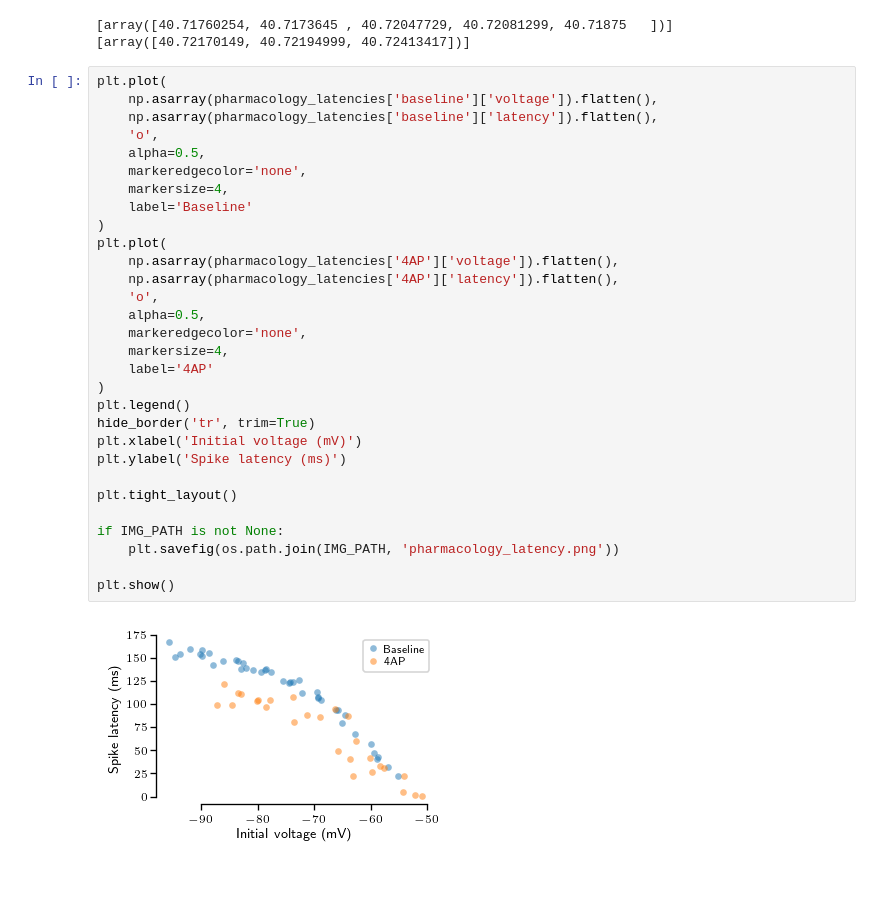
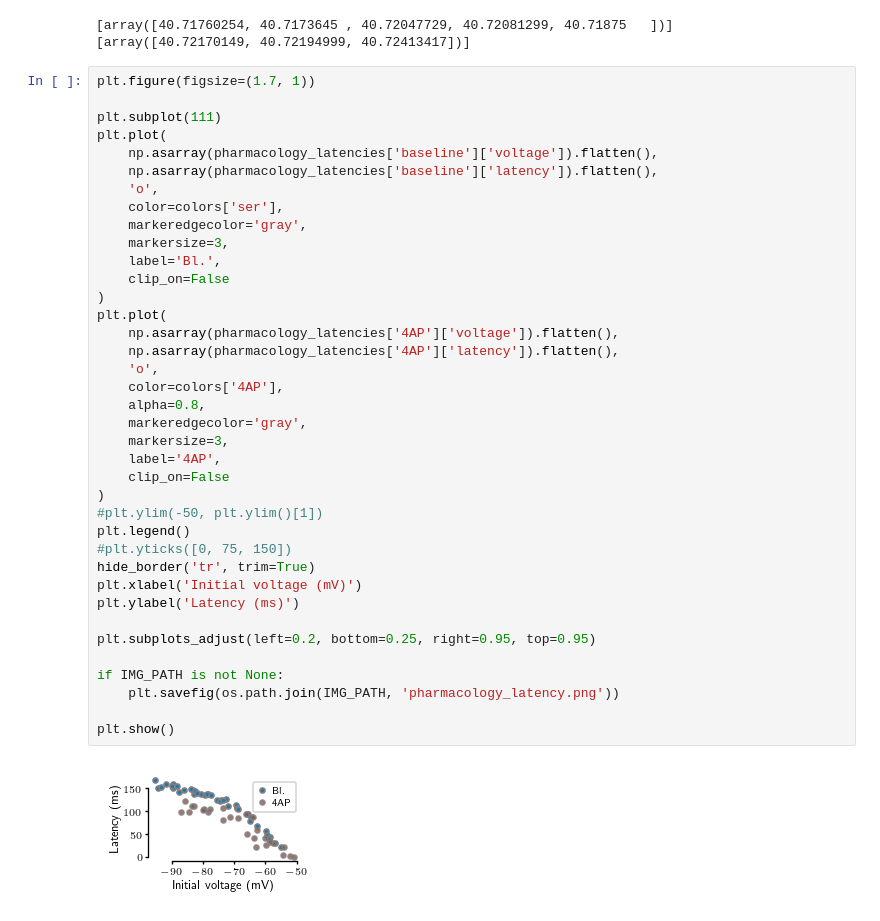
Before and after one commit to nauralcodinglab/raphegif, a Jupyter notebook: figs/scripts/writeup/experimental_latency.ipynb, the cells around one changed output. Saved outputs shown, nothing was run; the diff lists cells and outputs as text; blank space fills up the shorter version.

```diff
--- a/figs/scripts/writeup/experimental_latency.ipynb
+++ b/figs/scripts/writeup/experimental_latency.ipynb
@@ -350,34 +395,42 @@ print(pharmacology_latencies['4AP']['current'])
 [array([40.71760254, 40.7173645 , 40.72047729, 40.72081299, 40.71875   ])]
 [array([40.72170149, 40.72194999, 40.72413417])]
 # %%
+plt.figure(figsize=(1.7, 1))
+
+plt.subplot(111)
 plt.plot(
     np.asarray(pharmacology_latencies['baseline']['voltage']).flatten(),
     np.asarray(pharmacology_latencies['baseline']['latency']).flatten(),
     'o',
-    alpha=0.5,
-    markeredgecolor='none',
-    markersize=4,
-    label='Baseline'
+    color=colors['ser'],
+    markeredgecolor='gray',
+    markersize=3,
+    label='Bl.',
+    clip_on=False
 )
 plt.plot(
     np.asarray(pharmacology_latencies['4AP']['voltage']).flatten(),
     np.asarray(pharmacology_latencies['4AP']['latency']).flatten(),
     'o',
-    alpha=0.5,
-    markeredgecolor='none',
-    markersize=4,
-    label='4AP'
+    color=colors['4AP'],
+    alpha=0.8,
+    markeredgecolor='gray',
+    markersize=3,
+    label='4AP',
+    clip_on=False
 )
+#plt.ylim(-50, plt.ylim()[1])
 plt.legend()
+#plt.yticks([0, 75, 150])
 hide_border('tr', trim=True)
 plt.xlabel('Initial voltage (mV)')
-plt.ylabel('Spike latency (ms)')
+plt.ylabel('Latency (ms)')
 
-plt.tight_layout()
+plt.subplots_adjust(left=0.2, bottom=0.25, right=0.95, top=0.95)
 
 if IMG_PATH is not None:
     plt.savefig(os.path.join(IMG_PATH, 'pharmacology_latency.png'))
 
 plt.show()
 # %% [output]
-[figure, old version]
+[figure, new version]
```
Also changed, not shown: parts of 10 cells of this notebook, 1 other file.
